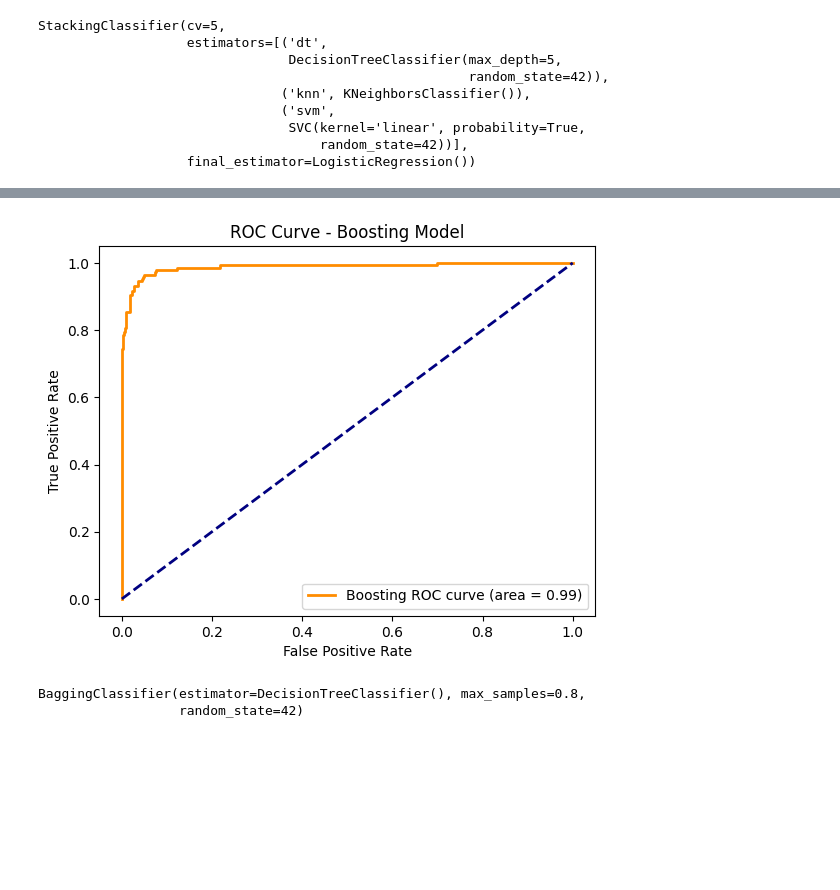
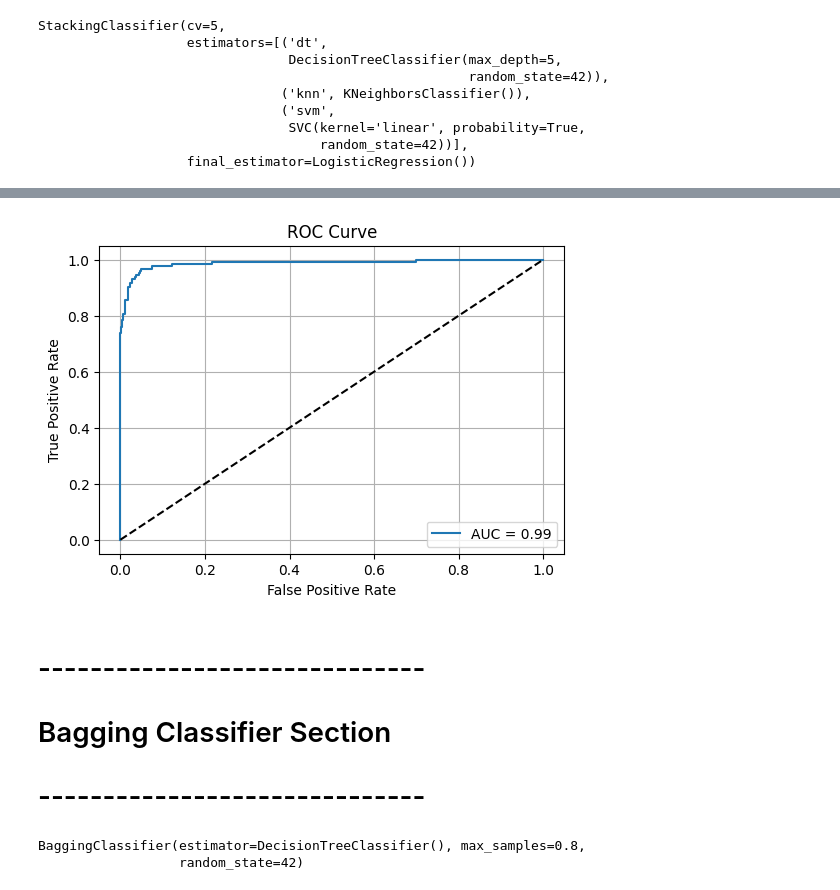
Before and after one commit to abdelfatah02/Spam-Emails, a Jupyter notebook: Spam.ipynb, the cells around one changed output, grey strips where cells are left out. Saved outputs shown, nothing was run; the diff lists cells and outputs as text; code cells hidden in the pictures; blank space fills up the shorter version.

```diff
--- a/Spam.ipynb
+++ b/Spam.ipynb
@@ -220,18 +248,25 @@ Confusion Matrix:
 # %%
-y_proba =xgb_model.predict_proba(X_test)[:, 1]
-fpr, tpr, _ = roc_curve(y_test, y_proba)
+y_proba = xgb_model.predict_proba(X_test)[:, 1]
+
+fpr, tpr, thresholds = roc_curve(y_test, y_proba)
 roc_auc = auc(fpr, tpr)
+auc_boosting= auc(fpr, tpr)
 
-plt.figure()
-plt.plot(fpr, tpr, color='darkorange', lw=2, label=f'Boosting ROC curve (area = {roc_auc:.2f})')
-plt.plot([0, 1], [0, 1], color='navy', lw=2, linestyle='--')
-plt.xlabel('False Positive Rate')
-plt.ylabel('True Positive Rate')
-plt.title('ROC Curve - Boosting Model')
-plt.legend(loc="lower right")
+plt.figure(figsize=(6, 4))
+plt.plot(fpr, tpr, label='AUC = {:.2f}'.format(roc_auc))
+plt.plot([0, 1], [0, 1], 'k--')
+plt.xlabel("False Positive Rate")
+plt.ylabel("True Positive Rate")
+plt.title("ROC Curve")
+plt.legend()
+plt.grid(True)
 plt.show()
 # %% [output]
-[figure, old version]
+[figure, new version]
+# %% [markdown]
+# ------------------------------
+#  Bagging Classifier Section
+# ------------------------------
 # %%
 # Create a Bagging model using Decision Tree
 bagging_model = BaggingClassifier(
```
Also changed, not shown: parts of 21 cells of this notebook.
